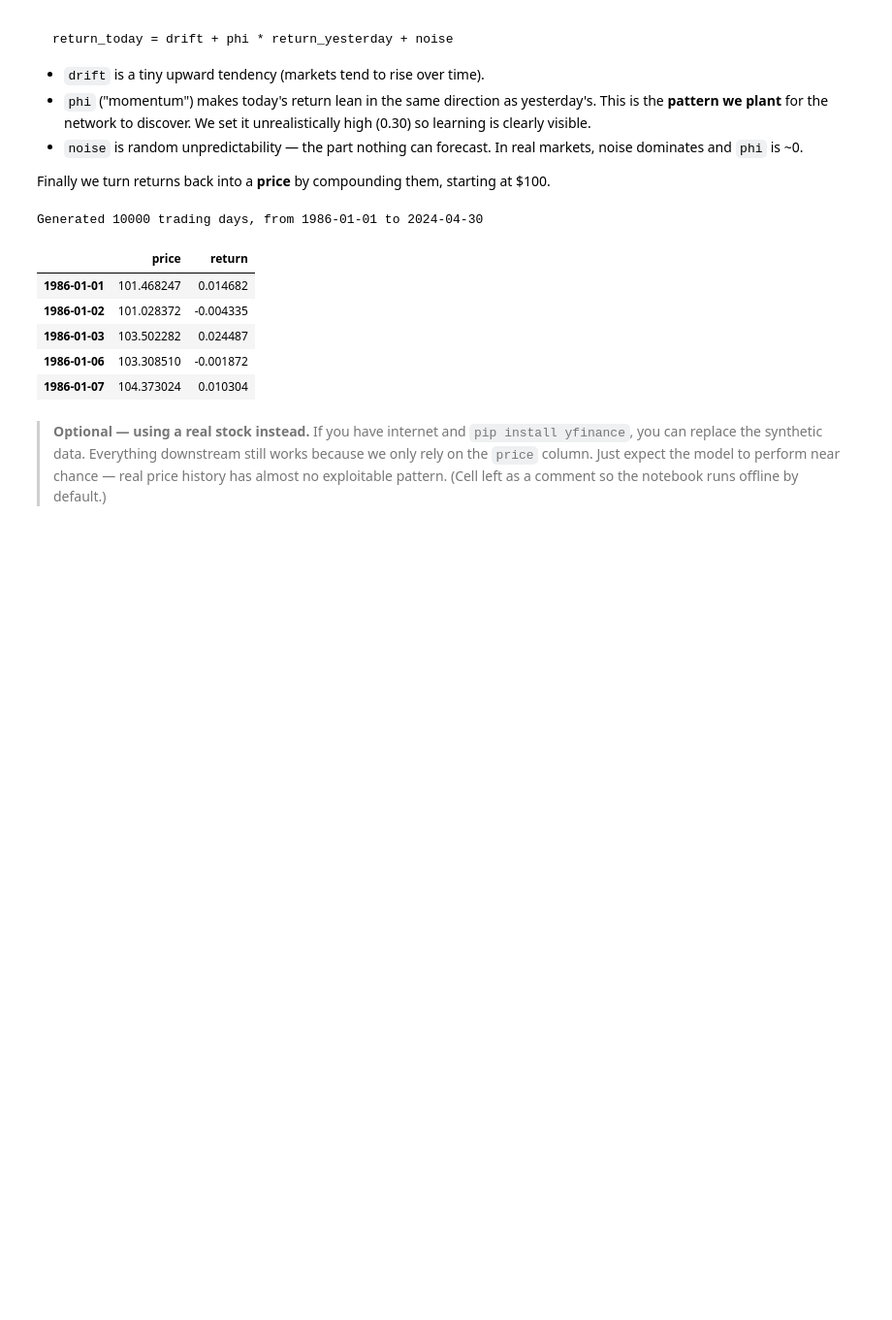
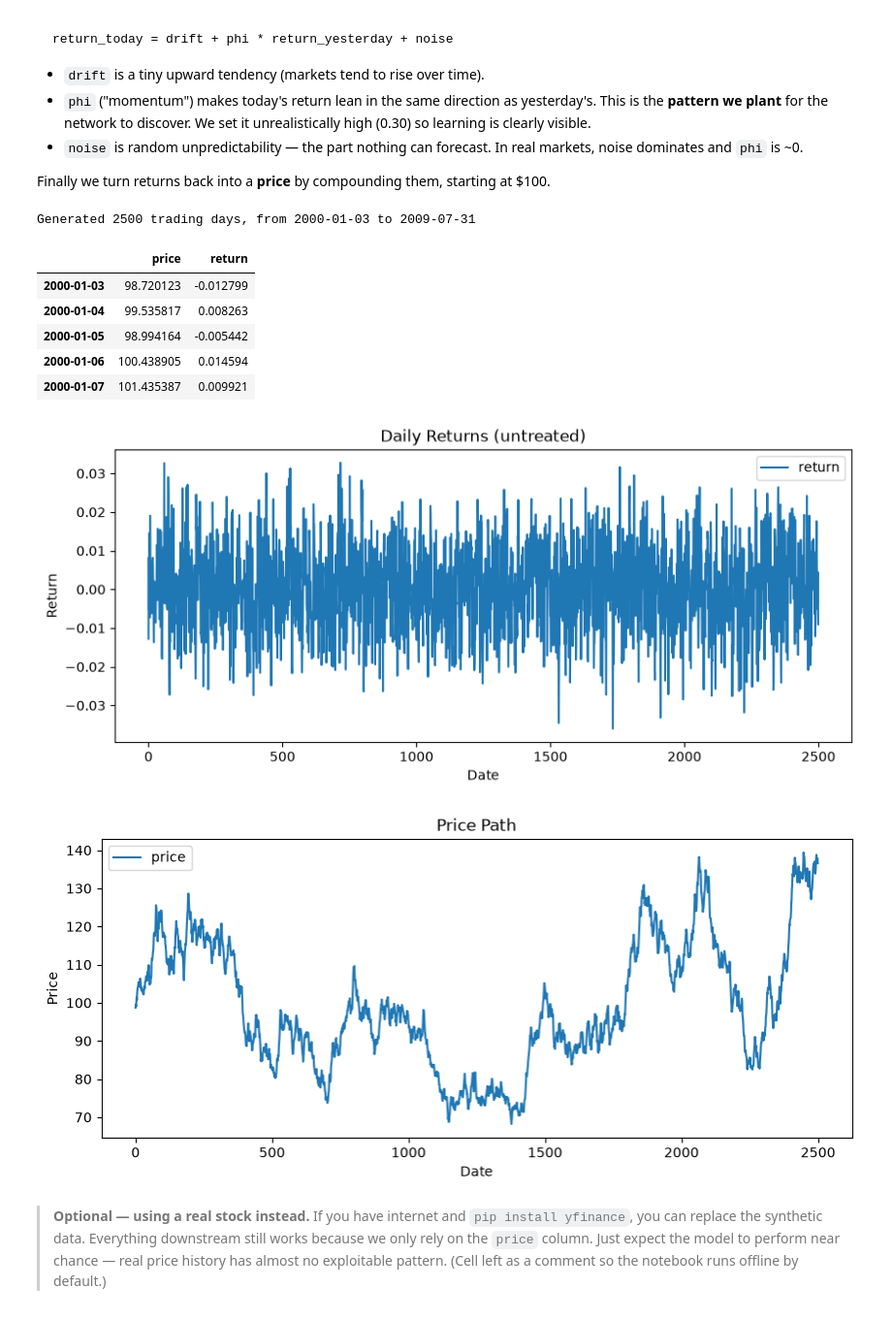
Before and after one commit to theo-novak/dl-training, a Jupyter notebook: financial_dl_tutorial.ipynb, the cells around one changed output. Shown at 97% size. Cells and saved outputs as stored; diff of their text form; code cells hidden in the pictures; blank space fills up the shorter version.

```diff
--- a/financial_dl_tutorial.ipynb
+++ b/financial_dl_tutorial.ipynb
@@ -95,49 +95,51 @@ return_today = drift + phi * return_yesterday + noise
 
 Finally we turn returns back into a **price** by compounding them, starting at \$100.
 # %%
-def generate_prices(n_days=10000, drift=0.0003, phi=0.30, vol=0.01, start_price=100.0, rng=rng):
+def generate_prices(n_days=2500, drift=0.0003, phi=0.30, vol=0.01, start_price=100.0, rng=rng):
     """Create a synthetic daily price series with planted 'momentum'.
 
     Parameters
     ----------
     n_days     : how many trading days to simulate (~10 years of ~250 days/yr).
     drift      : small constant added each day -> gentle long-term upward trend.
     phi        : momentum. How much yesterday's return carries into today.
                  This is the learnable signal. Real markets: ~0. Here: 0.30 (easy mode).
     vol        : size of the daily random shock (volatility). ~1% is realistic.
     start_price: the price on day 0.
-
+    rng        : a NumPy random number generator (for reproducibility).
     Returns
     -------
     A pandas DataFrame indexed by date, with columns 'price' and 'return'.
     """
     returns = np.zeros(n_days)          # will hold each day's return
     prev = 0.0                          # yesterday's return; 0 before day 0
     for t in range(n_days):
         shock = rng.normal(0.0, vol)    # the unpredictable part (Gaussian noise)
         r = drift + phi * prev + shock  # the AR(1) rule
         returns[t] = r
         prev = r                        # today becomes "yesterday" for the next step
-
+    pd.DataFrame({"return": returns}).plot(title="Daily Returns (untreated)", ylabel="Return", xlabel="Date")
     # Compound the returns into a price path: price_t = price_0 * prod(1 + r_i).
     prices = start_price * np.cumprod(1.0 + returns)
-
+    pd.DataFrame({"price": prices}).plot(title="Price Path", ylabel="Price", xlabel="Date")
     # Give it a realistic-looking business-day date index (weekdays only).
-    dates = pd.bdate_range(start="1986-01-01", periods=n_days)
+    dates = pd.bdate_range(start="2000-01-01", periods=n_days)
     df = pd.DataFrame({"price": prices, "return": returns}, index=dates)
     return df
 
 df = generate_prices()
 print(f"Generated {len(df)} trading days, from {df.index[0].date()} to {df.index[-1].date()}")
 df.head()
 # %% [output]
-Generated 10000 trading days, from 1986-01-01 to 2024-04-30
+Generated 2500 trading days, from 2000-01-03 to 2009-07-31
 |  | price | return |
-| 1986-01-01 | 101.468247 | 0.014682 |
-| 1986-01-02 | 101.028372 | -0.004335 |
-| 1986-01-03 | 103.502282 | 0.024487 |
-| 1986-01-06 | 103.308510 | -0.001872 |
-| 1986-01-07 | 104.373024 | 0.010304 |
+| 2000-01-03 | 98.720123 | -0.012799 |
+| 2000-01-04 | 99.535817 | 0.008263 |
+| 2000-01-05 | 98.994164 | -0.005442 |
+| 2000-01-06 | 100.438905 | 0.014594 |
+| 2000-01-07 | 101.435387 | 0.009921 |
+[figure, added]
+[figure, added]
 # %% [markdown]
 > **Optional — using a real stock instead.** If you have internet and `pip install yfinance`,
 > you can replace the synthetic data. Everything downstream still works because we only
```
Also changed, not shown: parts of 11 cells of this notebook.
